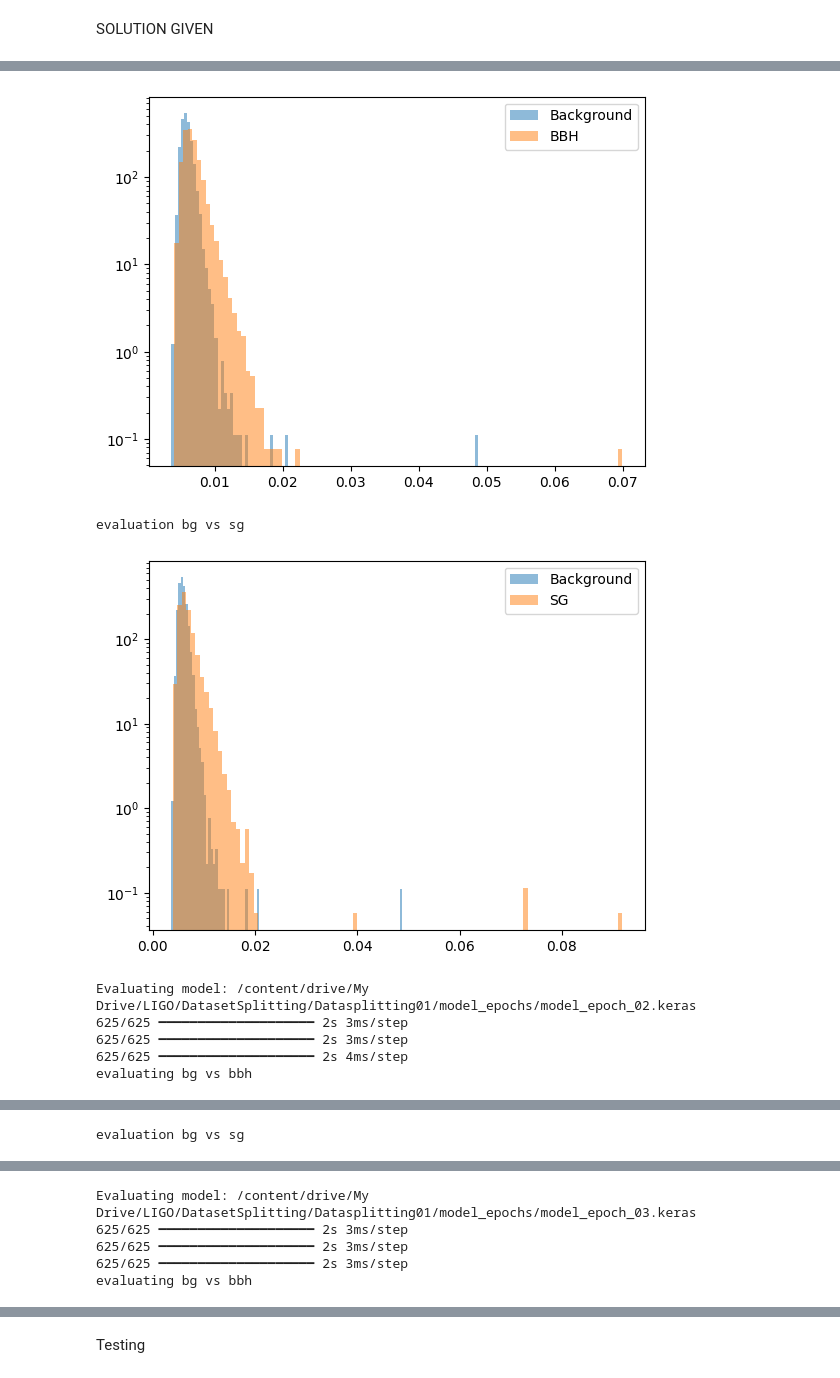
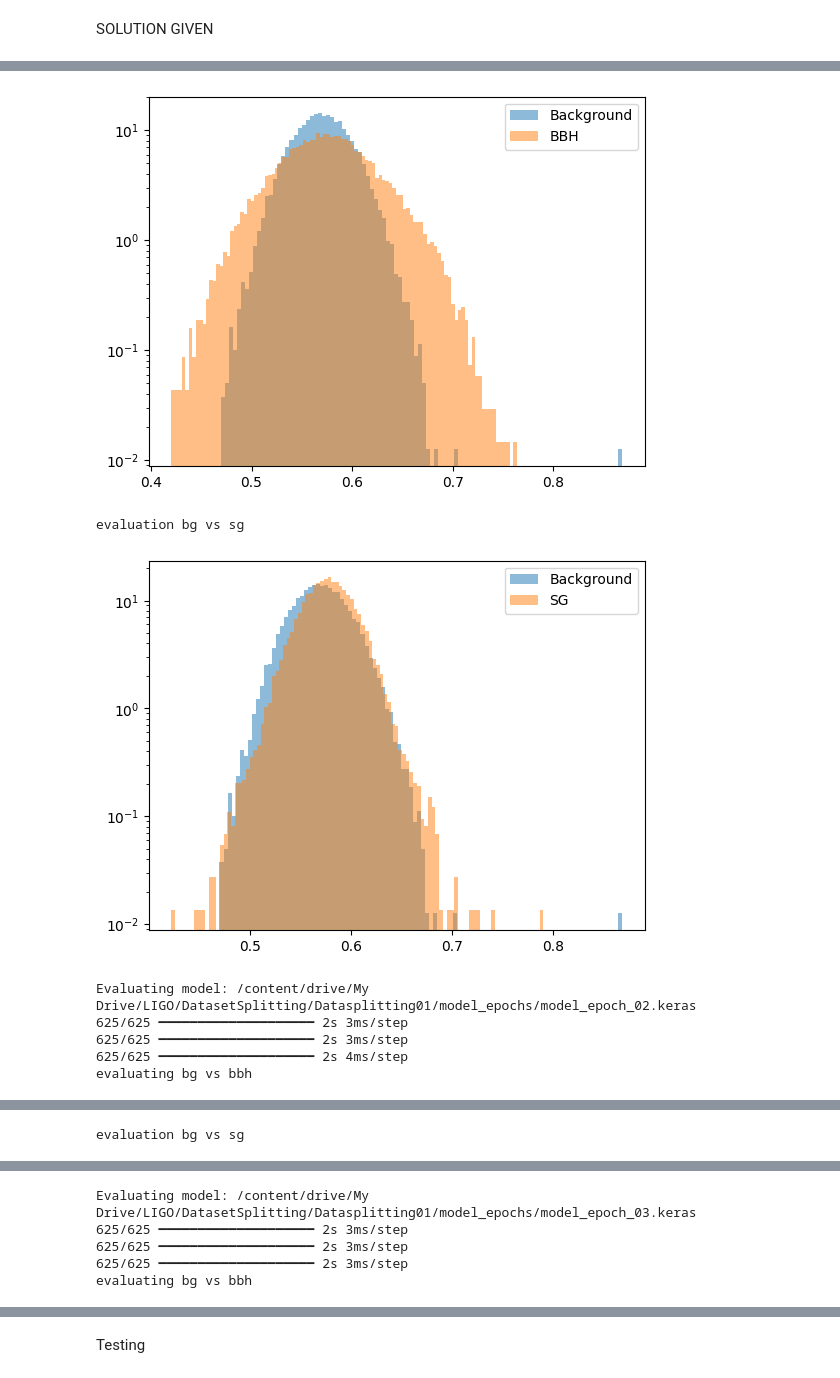
Before and after one commit to hanggao811/AnomalyDetectionLIGO, a Jupyter notebook: Transformer_classifier.ipynb, the cells around one changed output, grey strips where cells are left out. Drawn from its saved outputs; the diff is of its cells as text; code cells hidden in the pictures.

```diff
--- a/Transformer_classifier.ipynb
+++ b/Transformer_classifier.ipynb
@@ -176,6 +176,40 @@ def masked_mse_loss(y_true, y_pred):
         count_bg = tf.reduce_sum(mask)
         avg_mse = sum_mse / (count_bg + 1e-8)
         return avg_mse
+# %%
+class TriangularCyclicalLearningRate(tf.keras.optimizers.schedules.LearningRateSchedule):
+    def __init__(self, initial_lr, max_lr, step_size):
+        """
+        Args:
+            initial_lr: Lower bound of the learning rate.
+            max_lr: Upper bound of the learning rate.
+            step_size: Number of iterations (batches) to go from initial_lr to max_lr.
+        """
+        super().__init__()
+        self.initial_lr = initial_lr
+        self.max_lr = max_lr
+        self.step_size = tf.cast(step_size, tf.float32)
+
+    def __call__(self, step):
+        # step is the global step (iteration)
+        step = tf.cast(step, tf.float32)
+        cycle = tf.floor(1 + step / (2 * self.step_size))
+        x = tf.abs(step / self.step_size - 2 * cycle + 1)
+        # Triangular wave from initial_lr to max_lr
+        lr = self.initial_lr + (self.max_lr - self.initial_lr) * tf.maximum(0.0, 1.0 - x)
+        return lr
+
+    def get_config(self):
+        return {
+            "initial_lr": float(self.initial_lr),
+            "max_lr": float(self.max_lr),
+            "step_size": float(self.step_size), }
+
+initial_lr = 1e-5
+max_lr = 2e-4
+step_size = 275
+
+clr_schedule = TriangularCyclicalLearningRate(initial_lr, max_lr, step_size)
 # %%
 tf.config.experimental.enable_op_determinism()
 
@@ -391,5 +422,5 @@ plt.show()
 # %%
-
+from tensorflow.keras.models import load_model
 # this is from the original condabench challenge sample code, It gives Auc_loss, and the FPR(I added it) 0.9 TPR
 def make_plot_roc_curves(qcd, bsm):   #qcd is set to be zero which is bg, bsm is set to be 1 which is anomaly
     true_val = np.concatenate((np.ones(bsm.shape[0]), np.zeros(qcd.shape[0])))  #create the true value
@@ -449,7 +480,7 @@ fpr_sg=[]
 #get the auc and fpr at each epochs
 for model_name in model_files[:70]:
     print(f"Evaluating model: {model_name}")
-    model = load_model(model_name, custom_objects={"masked_mse_loss": masked_mse_loss})
+    model = load_model(model_name, custom_objects={"masked_mse_loss": masked_mse_loss,"TriangularCyclicalLearningRate": TriangularCyclicalLearningRate})
     BBH_AUC, SG_AUC, desired_fpr_bbh, desired_fpr_sg = eval(model,background_test, bbh_test,sglf_test)
     bbh_auc.append(BBH_AUC)
     sg_auc.append(SG_AUC)
@@ -461,9 +492,9 @@ Evaluating model: /content/drive/My Drive/LIGO/DatasetSplitting/Datasplitting01/
 625/625 ━━━━━━━━━━━━━━━━━━━━ 2s 3ms/step
 625/625 ━━━━━━━━━━━━━━━━━━━━ 2s 3ms/step
 evaluating bg vs bbh
-[figure, old version]
+[figure, new version]
 evaluation bg vs sg
-[figure, old version]
+[figure, new version]
 Evaluating model: /content/drive/My Drive/LIGO/DatasetSplitting/Datasplitting01/model_epochs/model_epoch_02.keras
 625/625 ━━━━━━━━━━━━━━━━━━━━ 2s 3ms/step
 625/625 ━━━━━━━━━━━━━━━━━━━━ 2s 3ms/step
```
Also changed, not shown: parts of 8 cells of this notebook.
